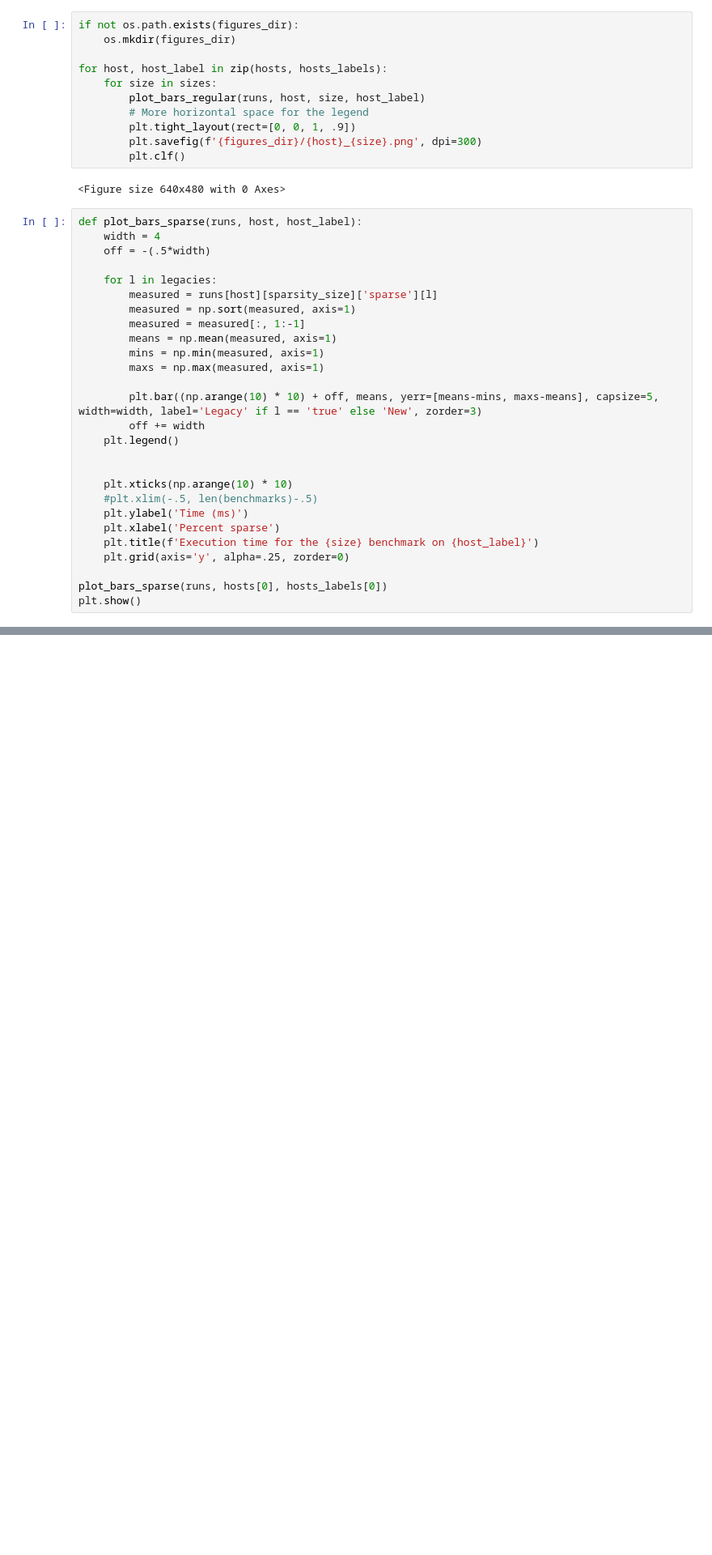
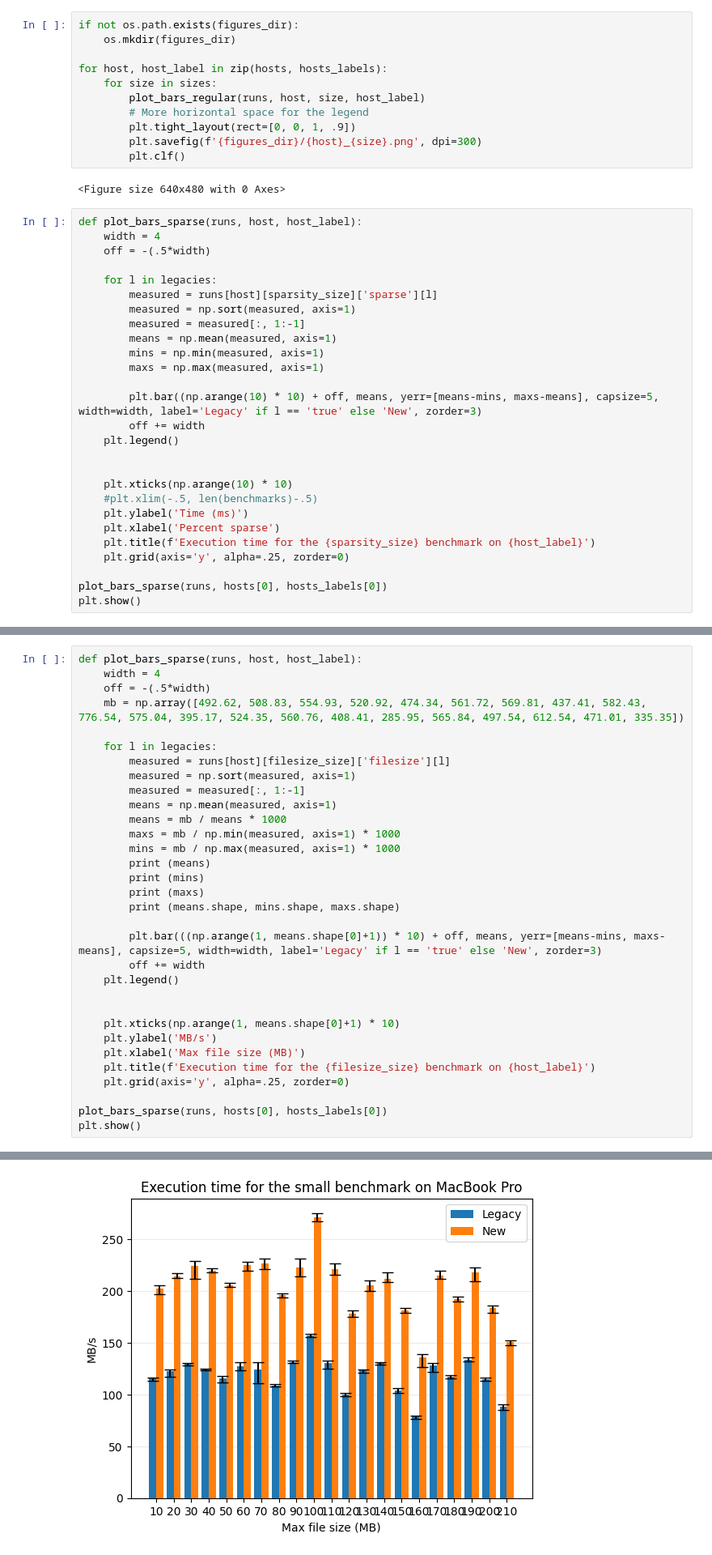
Before and after one commit to carljohnsen/duplicati-blogpost, a Jupyter notebook: WIP-restore/benchmark/plotting.ipynb, the cells around one changed output, grey strips where cells are left out. Shown at 81% size. Saved outputs shown, nothing was run; the diff lists cells and outputs as text; blank space fills up the shorter version.

```diff
--- a/WIP-restore/benchmark/plotting.ipynb
+++ b/WIP-restore/benchmark/plotting.ipynb
@@ -121,10 +160,43 @@ def plot_bars_sparse(runs, host, host_label):
     #plt.xlim(-.5, len(benchmarks)-.5)
     plt.ylabel('Time (ms)')
     plt.xlabel('Percent sparse')
-    plt.title(f'Execution time for the {size} benchmark on {host_label}')
+    plt.title(f'Execution time for the {sparsity_size} benchmark on {host_label}')
     plt.grid(axis='y', alpha=.25, zorder=0)
 
 plot_bars_sparse(runs, hosts[0], hosts_labels[0])
 plt.show()
 # %% [output]
 [figure]
+# %%
+def plot_bars_sparse(runs, host, host_label):
+    width = 4
+    off = -(.5*width)
+    mb = np.array([492.62, 508.83, 554.93, 520.92, 474.34, 561.72, 569.81, 437.41, 582.43, 776.54, 575.04, 395.17, 524.35, 560.76, 408.41, 285.95, 565.84, 497.54, 612.54, 471.01, 335.35])
+
+    for l in legacies:
+        measured = runs[host][filesize_size]['filesize'][l]
+        measured = np.sort(measured, axis=1)
+        measured = measured[:, 1:-1]
+        means = np.mean(measured, axis=1)
+        means = mb / means * 1000
+        maxs = mb / np.min(measured, axis=1) * 1000
+        mins = mb / np.max(measured, axis=1) * 1000
+        print (means)
+        print (mins)
+        print (maxs)
+        print (means.shape, mins.shape, maxs.shape)
+
+        plt.bar(((np.arange(1, means.shape[0]+1)) * 10) + off, means, yerr=[means-mins, maxs-means], capsize=5, width=width, label='Legacy' if l == 'true' else 'New', zorder=3)
+        off += width
+    plt.legend()
+
+
+    plt.xticks(np.arange(1, means.shape[0]+1) * 10)
+    plt.ylabel('MB/s')
+    plt.xlabel('Max file size (MB)')
+    plt.title(f'Execution time for the {filesize_size} benchmark on {host_label}')
+    plt.grid(axis='y', alpha=.25, zorder=0)
+
+plot_bars_sparse(runs, hosts[0], hosts_labels[0])
+plt.show()
+# %% [output]
@@ -130,0 +220 @@ plt.show()
+[figure, added]
```
Also changed, not shown: parts of 4 cells of this notebook, 1 other file.
